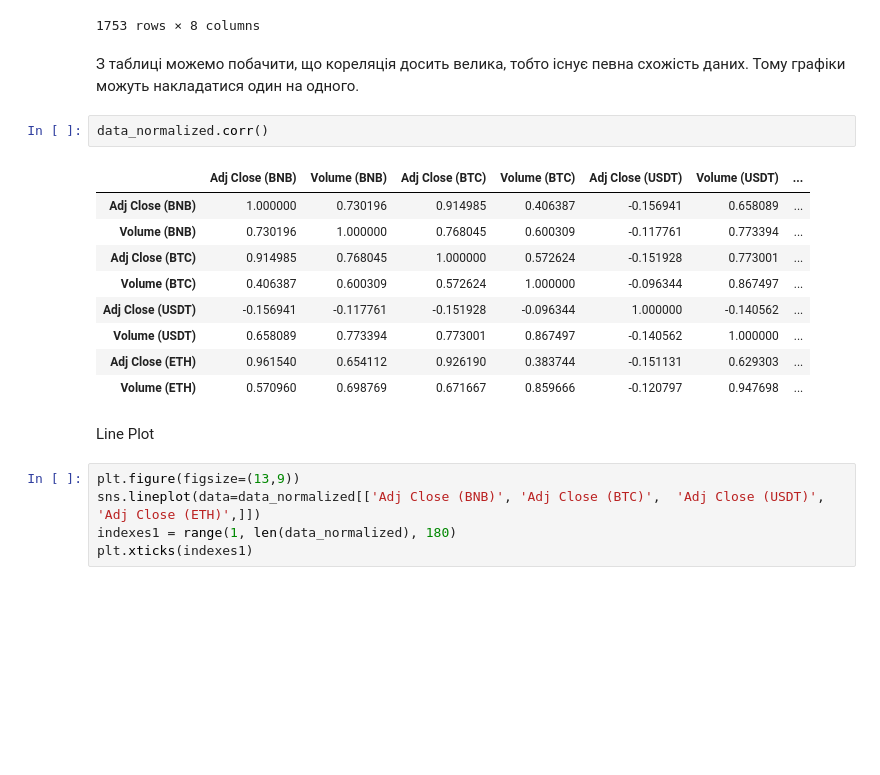
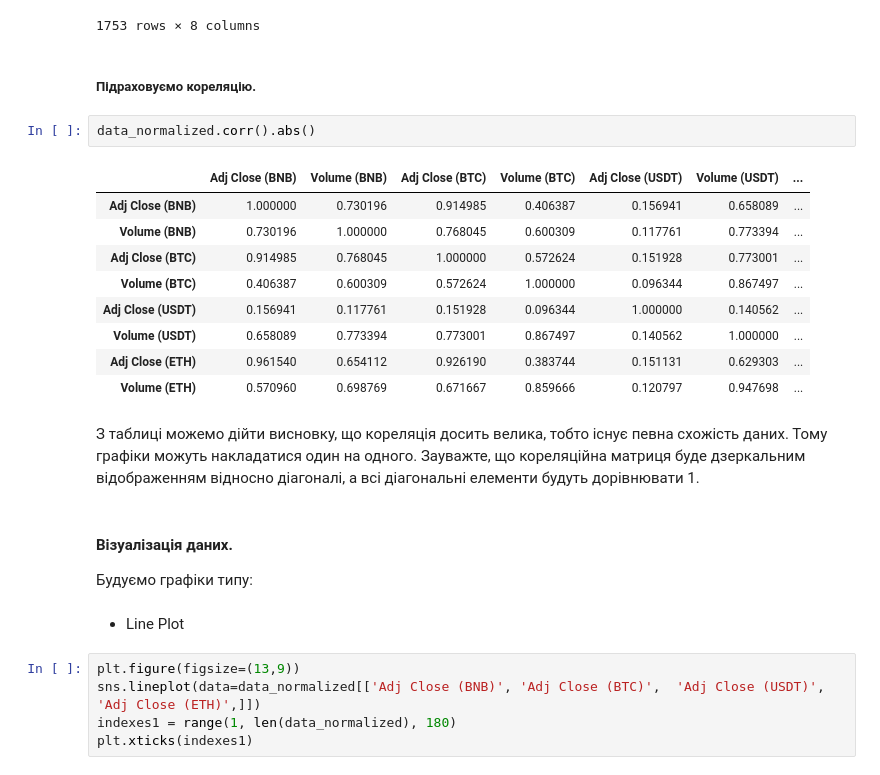
Before and after one commit to Terlok/DataScience, a Jupyter notebook: CourseWork/Code.ipynb, the cells around one changed output. Saved outputs shown, nothing was run; the diff lists cells and outputs as text; blank space fills up the shorter version.

```diff
--- a/CourseWork/Code.ipynb
+++ b/CourseWork/Code.ipynb
@@ -109,22 +113,28 @@ data_normalized
 | 26/08/2022 | 0.412490 | 0.067290 | 0.264624 | 0.113213 | 0.299867 | 0.222626 | ... |
 | 27/08/2022 | 0.409078 | 0.056896 | 0.261045 | 0.085666 | 0.299867 | 0.172513 | ... |
 1753 rows × 8 columns
+# %% [markdown]
+##### Підраховуємо кореляцію.
+# %%
+data_normalized.corr().abs()
+# %% [output]
+|  | Adj Close (BNB) | Volume (BNB) | Adj Close (BTC) | Volume (BTC) | Adj Close (USDT) | Volume (USDT) | ... |
+| Adj Close (BNB) | 1.000000 | 0.730196 | 0.914985 | 0.406387 | 0.156941 | 0.658089 | ... |
+| Volume (BNB) | 0.730196 | 1.000000 | 0.768045 | 0.600309 | 0.117761 | 0.773394 | ... |
+| Adj Close (BTC) | 0.914985 | 0.768045 | 1.000000 | 0.572624 | 0.151928 | 0.773001 | ... |
+| Volume (BTC) | 0.406387 | 0.600309 | 0.572624 | 1.000000 | 0.096344 | 0.867497 | ... |
+| Adj Close (USDT) | 0.156941 | 0.117761 | 0.151928 | 0.096344 | 1.000000 | 0.140562 | ... |
+| Volume (USDT) | 0.658089 | 0.773394 | 0.773001 | 0.867497 | 0.140562 | 1.000000 | ... |
+| Adj Close (ETH) | 0.961540 | 0.654112 | 0.926190 | 0.383744 | 0.151131 | 0.629303 | ... |
+| Volume (ETH) | 0.570960 | 0.698769 | 0.671667 | 0.859666 | 0.120797 | 0.947698 | ... |
 # %% [markdown]
-З таблиці можемо побачити, що кореляція досить велика, тобто існує певна схожість даних. Тому графіки можуть накладатися один на одного.
+З таблиці можемо дійти висновку, що кореляція досить велика, тобто існує певна схожість даних. Тому графіки можуть накладатися один на одного.
+Зауважте, що кореляційна матриця буде дзеркальним відображенням відносно діагоналі, а всі діагональні елементи будуть дорівнювати 1.
-# %%
-data_normalized.corr()
-# %% [output]
-|  | Adj Close (BNB) | Volume (BNB) | Adj Close (BTC) | Volume (BTC) | Adj Close (USDT) | Volume (USDT) | ... |
-| Adj Close (BNB) | 1.000000 | 0.730196 | 0.914985 | 0.406387 | -0.156941 | 0.658089 | ... |
-| Volume (BNB) | 0.730196 | 1.000000 | 0.768045 | 0.600309 | -0.117761 | 0.773394 | ... |
-| Adj Close (BTC) | 0.914985 | 0.768045 | 1.000000 | 0.572624 | -0.151928 | 0.773001 | ... |
-| Volume (BTC) | 0.406387 | 0.600309 | 0.572624 | 1.000000 | -0.096344 | 0.867497 | ... |
-| Adj Close (USDT) | -0.156941 | -0.117761 | -0.151928 | -0.096344 | 1.000000 | -0.140562 | ... |
-| Volume (USDT) | 0.658089 | 0.773394 | 0.773001 | 0.867497 | -0.140562 | 1.000000 | ... |
-| Adj Close (ETH) | 0.961540 | 0.654112 | 0.926190 | 0.383744 | -0.151131 | 0.629303 | ... |
-| Volume (ETH) | 0.570960 | 0.698769 | 0.671667 | 0.859666 | -0.120797 | 0.947698 | ... |
-# %% [markdown]
-Line Plot
+# %% [markdown]
+#### Візуалізація даних.
+Будуємо графіки типу:
+# %% [markdown]
+- Line Plot
 # %%
 plt.figure(figsize=(13,9))
 sns.lineplot(data=data_normalized[['Adj Close (BNB)', 'Adj Close (BTC)',  'Adj Close (USDT)',  'Adj Close (ETH)',]])
```
Also changed, not shown: parts of 33 cells of this notebook.
